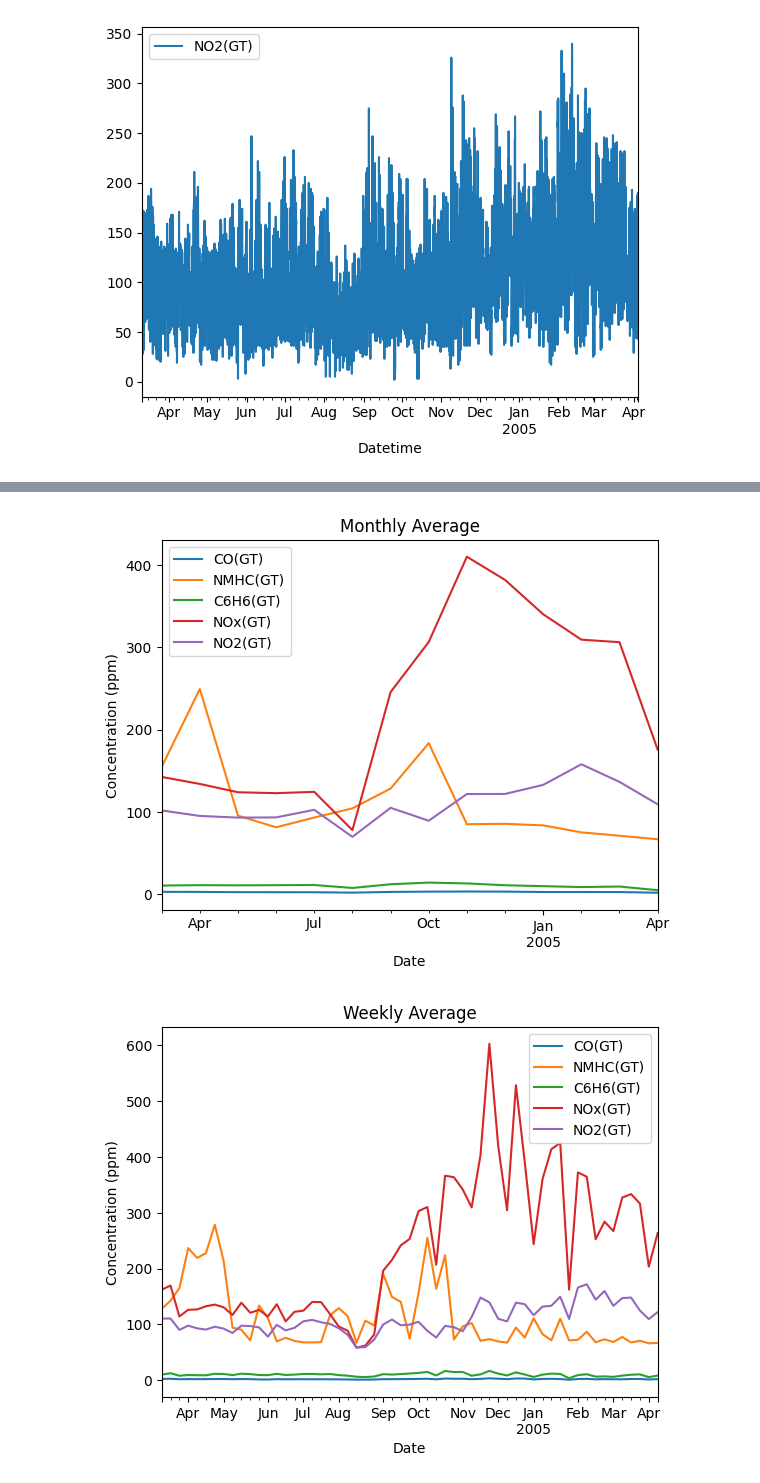
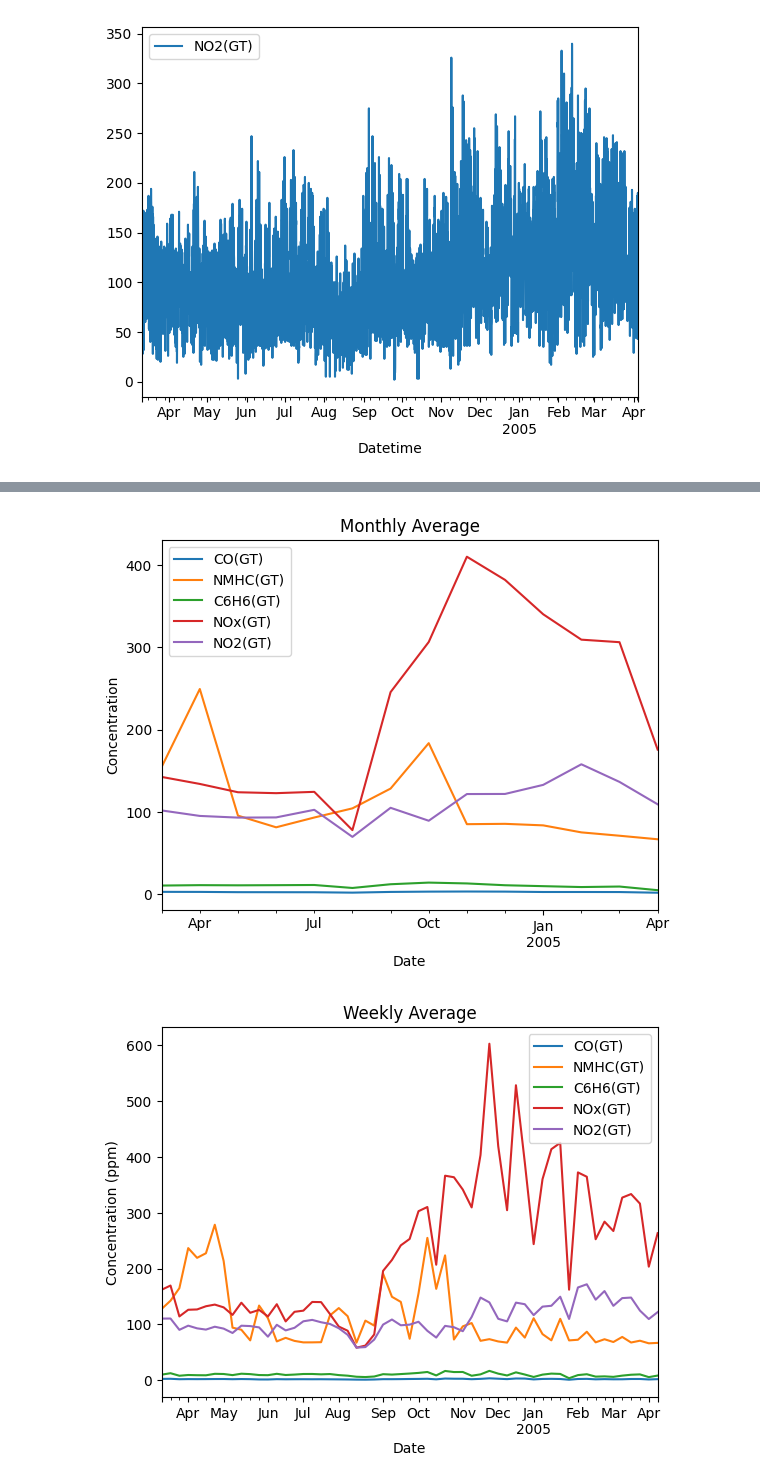
Before and after one commit to daemonchild/cardiffmet-dat5003-applied-datascience, a Jupyter notebook: DAT5003_AirQuality_Assessment_Notes.ipynb, the cells around one changed output, grey strips where cells are left out. Cells and saved outputs as stored; diff of their text form; code cells hidden in the pictures.

```diff
--- a/DAT5003_AirQuality_Assessment_Notes.ipynb
+++ b/DAT5003_AirQuality_Assessment_Notes.ipynb
@@ -278,3 +304,6 @@ dtype: int64
+# %%
+# Drop the 'NMHC(GT)' column as is it mostly empty values.
+df.drop(columns='NMHC(GT)', inplace=True)
 # %% [markdown]
 ## Feature Engineering
 
@@ -378,7 +451,7 @@ print(f"Optimal number of neighbors: {best_k}")
 # %% [output]
 Optimal number of neighbors: 1
 # %%
-neighbours = 1
+neighbours = 2
 # https://www.geeksforgeeks.org/how-to-find-the-optimal-value-of-k-in-knn/
 
 imputer = KNNImputer(n_neighbors=neighbours, weights="uniform")
@@ -386,0 +462,11 @@ df[impute_fields] = imputer.fit_transform(df[impute_fields])
+# %%
+for field in gt_fields + pt08_fields + atmos_fields:
+
+    # Create new plot
+    plt.figure(figsize=(10, 5))
+    sns.histplot(data=df, x=field, kde=True)
+
+    # Labels
+    plt.title(f"Distribution of {field}")
+    plt.xlabel(field)
+    plt.ylabel("Frequency")
@@ -414,3 +543,21 @@ for field in gt_fields:
 [figure]
 [figure]
 [figure]
+# %%
+#df.reset_index(inplace=True)
+
+plot_df = df[gt_fields + atmos_fields + ['Hour'] + ['Datetime']]
+plot_df.reset_index(inplace=True)
+
+plot_df.set_index('Datetime', inplace=True)
+
+# Create new plot
+for field in gt_fields:
+  plt.figure(figsize=(8, 5))
+  # Resample to Monthly frequency and calculate the mean
+  daily_average = plot_df[field].resample('M').mean()
+
+  daily_average.plot(kind='line', legend=False)
+  plt.title(f'Monthly Average for {field}')
+  plt.xlabel('Date')
+  plt.show()
@@ -417,24 +570,23 @@ for field in gt_fields:
 # %%
-df.reset_index(inplace=True)
 df.set_index('Datetime', inplace=True)
 
 for field in gt_fields:
 
   # Resample to Monthly frequency and calculate the mean
   daily_average = df[field].resample('M').mean()
 
   daily_average.plot(kind='line')
   plt.xlabel('Date')
-  plt.ylabel('Concentration (ppm)')
-  #plt.title(f'Monthly Average {field}')
+  plt.ylabel('Concentration')
+
 
 plt.legend(gt_fields)
 plt.title(f'Monthly Average')
 plt.show()
 
 df.reset_index(inplace=True)
 # %% [output]
-[figure, old version]
+[figure, new version]
 # %%
 df.set_index('Datetime', inplace=True)
 
```
Also changed, not shown: parts of 28 cells of this notebook.
